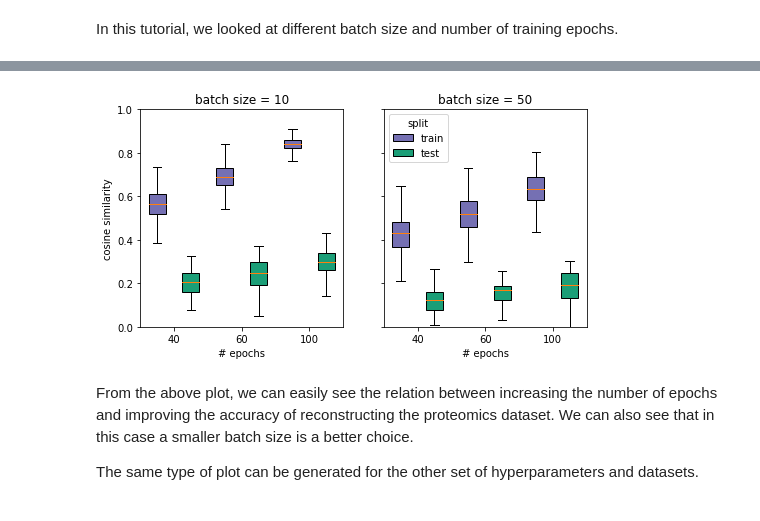
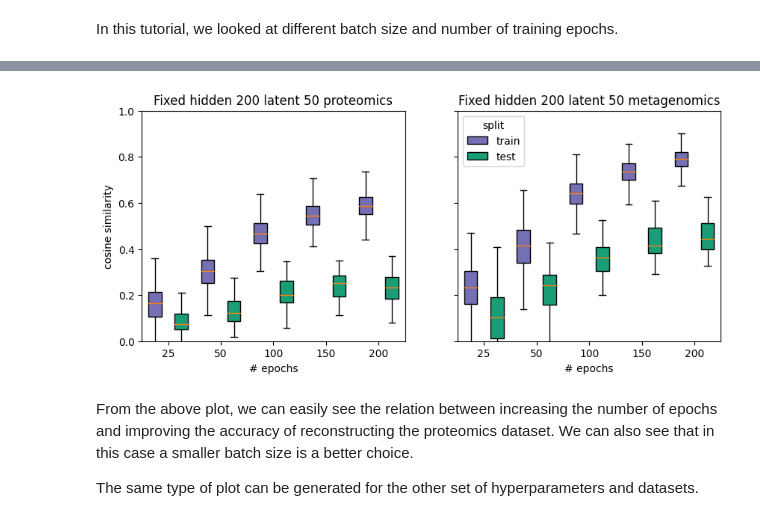
Before and after one commit to RasmussenLab/MOVE, a Jupyter notebook: tutorial/notebooks/02 Tune model.ipynb, the cells around one changed output, grey strips where cells are left out. Saved outputs shown, nothing was run; the diff lists cells and outputs as text; code cells hidden in the pictures.

```diff
--- a/tutorial/notebooks/02 Tune model.ipynb
+++ b/tutorial/notebooks/02 Tune model.ipynb
@@ -45,25 +45,26 @@ import numpy as np
 import pandas as pd
 import matplotlib.pyplot as plt
 
-results = pd.read_csv("results/tune_model/reconstruction_stats.tsv", sep="\t")
+results = pd.read_csv("../results_cont/tune_model/reconstruction_stats.tsv", sep="\t")
 # %% [markdown]
 In this tutorial, we looked at different batch size and number of training
 epochs.
 # %%
-plot_data = results[lambda df: df["task.model.num_hidden"] == "[500]"]
+plot_data = results[lambda df: (df["task.batch_size"] == 10)] # & (df["task.training_loop.num_epochs"] == 150) ]
 
-prot_g1 = plot_data[lambda df: (df["task.batch_size"] == 10) & (df["dataset"] == "random.small.proteomics") & (df["split"] == "train")]
+prot_g1 = plot_data[lambda df: (df["task.model.num_hidden"] == "[200]") & (df["dataset"] == "random.continuous.proteomics") & (df["split"] == "train") ]
 prot_g1_stats = prot_g1.to_dict(orient="records")
 
-prot_g2 = plot_data[lambda df: (df["task.batch_size"] == 10) & (df["dataset"] == "random.small.proteomics") & (df["split"] == "test")]
+prot_g2 = plot_data[lambda df: (df["task.model.num_hidden"] == "[200]") & (df["dataset"] == "random.continuous.proteomics") & (df["split"] == "test") ]
 prot_g2_stats = prot_g2.to_dict(orient="records")
 
-prot_g3 = plot_data[lambda df: (df["task.batch_size"] == 50) & (df["dataset"] == "random.small.proteomics") & (df["split"] == "train")]
+prot_g3 = plot_data[lambda df: (df["task.model.num_hidden"] =="[200]") & (df["dataset"] == "random.continuous.metagenomics") & (df["split"] == "train")]
 prot_g3_stats = prot_g3.to_dict(orient="records")
 
-prot_g4 = plot_data[lambda df: (df["task.batch_size"] == 50) & (df["dataset"] == "random.small.proteomics") & (df["split"] == "test")]
+prot_g4 = plot_data[lambda df: (df["task.model.num_hidden"] == "[200]") & (df["dataset"] == "random.continuous.metagenomics") & (df["split"] == "test")]
 prot_g4_stats = prot_g4.to_dict(orient="records")
 
+print(prot_g1)
 # matplotlib complains if fliers are unset
 for bxp_stats in chain(prot_g1_stats, prot_g2_stats, prot_g3_stats, prot_g4_stats):
     bxp_stats["fliers"] = []
@@ -70,26 +89,26 @@ for bxp_stats in chain(prot_g1_stats, prot_g2_stats, prot_g3_stats, prot_g4_stat
 # %%
-fig, axs = plt.subplots(ncols=2, sharey=True, figsize=(8, 4))
+fig, axs = plt.subplots(ncols=2, sharey=True, figsize=(10, 4))
 
-coll1 = axs[0].bxp(prot_g1_stats, positions=[*range(0, 6, 2)], boxprops=dict(facecolor="#7570b3"), patch_artist=True)
-coll2 = axs[0].bxp(prot_g2_stats, positions=[*range(1, 6, 2)], boxprops=dict(facecolor="#1b9e77"), patch_artist=True)
+coll1 = axs[0].bxp(prot_g1_stats, positions=[*range(0, 10, 2)], boxprops=dict(facecolor="#7570b3"), patch_artist=True)
+coll2 = axs[0].bxp(prot_g2_stats, positions=[*range(1, 10, 2)], boxprops=dict(facecolor="#1b9e77"), patch_artist=True)
 
-axs[1].bxp(prot_g3_stats, positions=[*range(0, 6, 2)], boxprops=dict(facecolor="#7570b3"), patch_artist=True)
-axs[1].bxp(prot_g4_stats, positions=[*range(1, 6, 2)], boxprops=dict(facecolor="#1b9e77"), patch_artist=True)
+axs[1].bxp(prot_g3_stats, positions=[*range(0, 10, 2)], boxprops=dict(facecolor="#7570b3"), patch_artist=True)
+axs[1].bxp(prot_g4_stats, positions=[*range(1, 10, 2)], boxprops=dict(facecolor="#1b9e77"), patch_artist=True)
 
 axs[0].set(
-    xticks=np.arange(0.5, 6, 2), xticklabels=[40, 60, 100], ylim=(0, 1),
-    xlabel="# epochs", ylabel="cosine similarity", title="batch size = 10",
+    xticks=np.arange(0.5, 10, 2), xticklabels=[25, 50, 100, 150, 200], ylim=(0, 1),
+    xlabel="# epochs", ylabel="cosine similarity", title="Fixed hidden 200 latent 50 proteomics",
 )
 axs[1].set(
-    xticks=np.arange(0.5, 6, 2), xticklabels=[40, 60, 100],
-    xlabel="# epochs", title="batch size = 50"
+    xticks=np.arange(0.5, 10, 2), xticklabels=[25, 50, 100, 150, 200],
+    xlabel="# epochs", title="Fixed hidden 200 latent 50 metagenomics"
 )
 
 axs[1].legend([coll1["boxes"][0], coll2["boxes"][0]], ["train", "test"], title="split")
 
 plt.show()
 # %% [output]
-[figure, old version]
+[figure, new version]
 # %% [markdown]
 From the above plot, we can easily see the relation between increasing the
 number of epochs and improving the accuracy of reconstructing the proteomics
```
Also changed, not shown: parts of 1 cell of this notebook, 47 other files.
